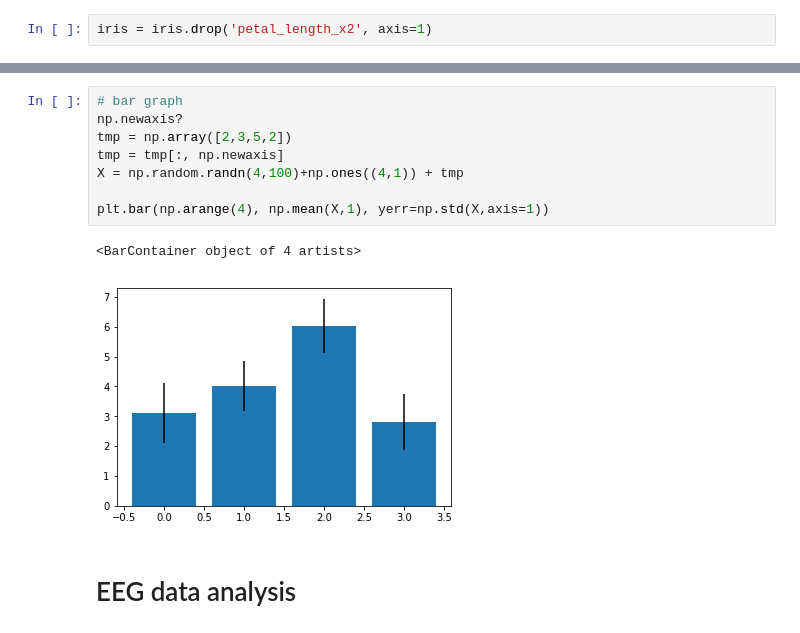
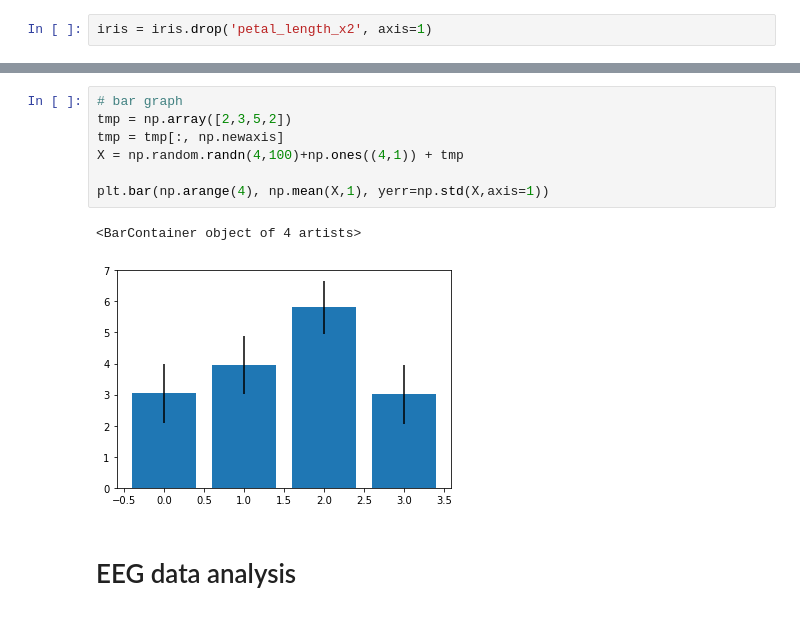
Before and after one commit to amandakeasson/neuroBRITE_TrainTrack, a Jupyter notebook: intro_jupyter_notebooks.ipynb, the cells around one changed output, grey strips where cells are left out. Drawn from its saved outputs; the diff is of its cells as text.

```diff
--- a/intro_jupyter_notebooks.ipynb
+++ b/intro_jupyter_notebooks.ipynb
@@ -202,14 +202,13 @@ plt.colorbar()
 # %%
 # bar graph
-np.newaxis?
 tmp = np.array([2,3,5,2])
 tmp = tmp[:, np.newaxis]
 X = np.random.randn(4,100)+np.ones((4,1)) + tmp
 
 plt.bar(np.arange(4), np.mean(X,1), yerr=np.std(X,axis=1))
 # %% [output]
 <BarContainer object of 4 artists>
-[figure, old version]
+[figure, new version]
 # %% [markdown]
 # EEG data analysis
 # %%
```
Also changed, not shown: parts of 5 cells of this notebook.
